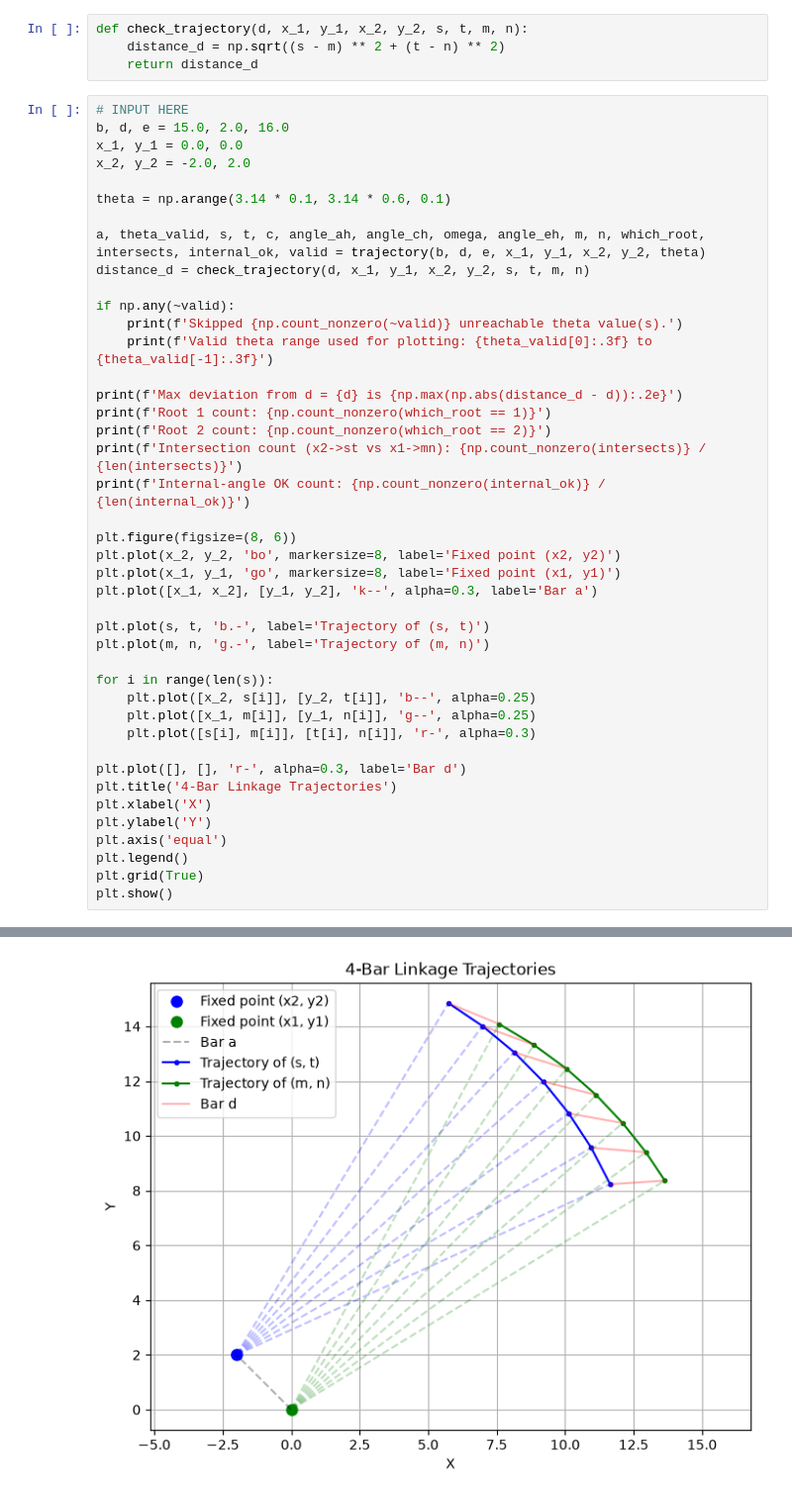
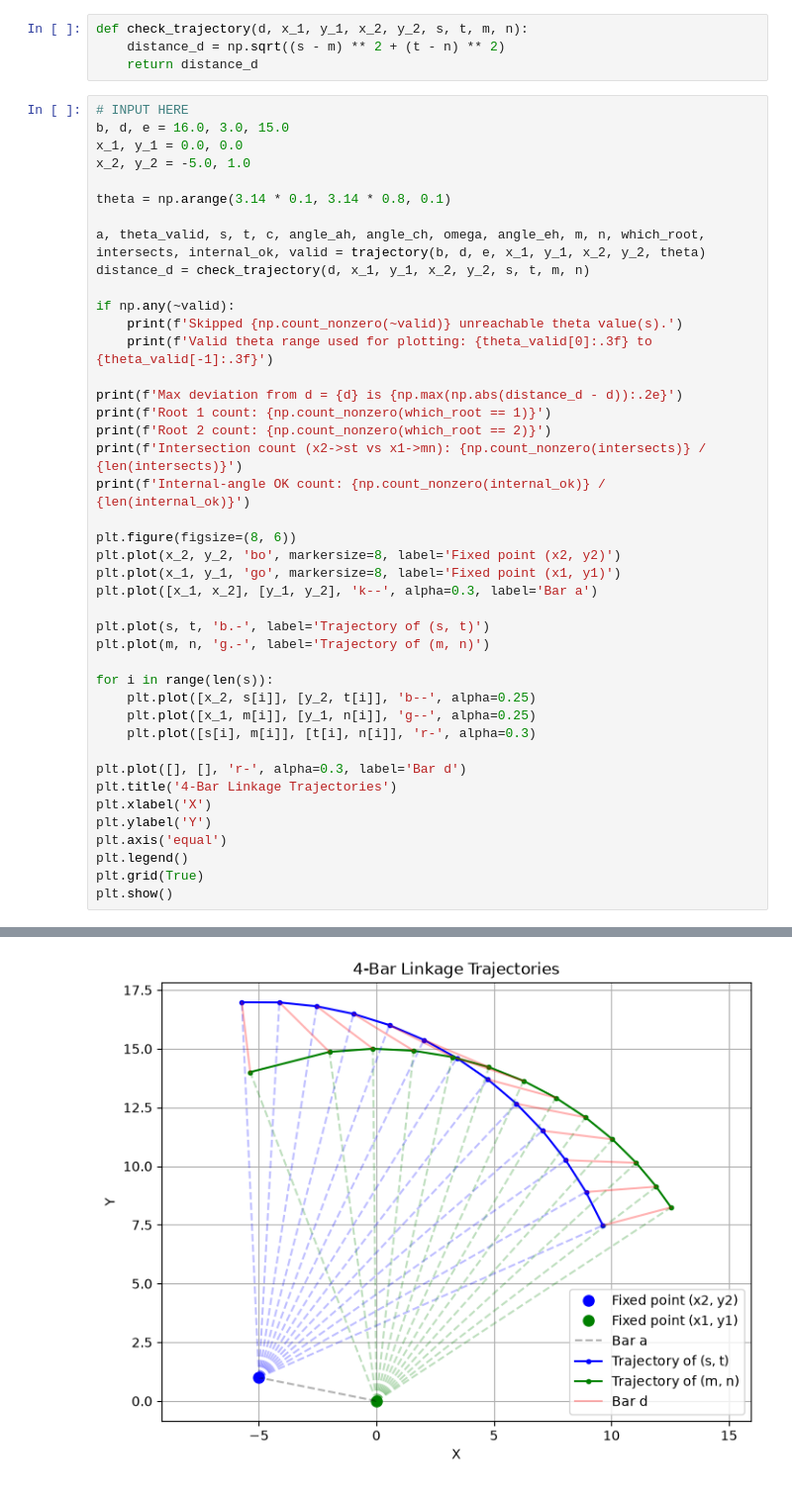
Before and after one commit to ProtonKicker/Array-Tilting, a Jupyter notebook: 4 bar trajectory/trajectory.ipynb, the cells around one changed output, grey strips where cells are left out. Shown at 99% size. Drawn from its saved outputs; the diff is of its cells as text.

```diff
--- a/4 bar trajectory/trajectory.ipynb
+++ b/4 bar trajectory/trajectory.ipynb
@@ -135,11 +135,11 @@ def check_trajectory(d, x_1, y_1, x_2, y_2, s, t, m, n):
     return distance_d
 # %%
 # INPUT HERE
-b, d, e = 15.0, 2.0, 16.0
+b, d, e = 16.0, 3.0, 15.0
 x_1, y_1 = 0.0, 0.0
-x_2, y_2 = -2.0, 2.0
+x_2, y_2 = -5.0, 1.0
 
-theta = np.arange(3.14 * 0.1, 3.14 * 0.6, 0.1)
+theta = np.arange(3.14 * 0.1, 3.14 * 0.8, 0.1)
 
 a, theta_valid, s, t, c, angle_ah, angle_ch, omega, angle_eh, m, n, which_root, intersects, internal_ok, valid = trajectory(b, d, e, x_1, y_1, x_2, y_2, theta)
 distance_d = check_trajectory(d, x_1, y_1, x_2, y_2, s, t, m, n)
@@ -186 +186 @@ Internal-angle OK count: 7 / 7
-[figure, old version]
+[figure, new version]
```
Also changed, not shown: parts of 1 cell of this notebook.
